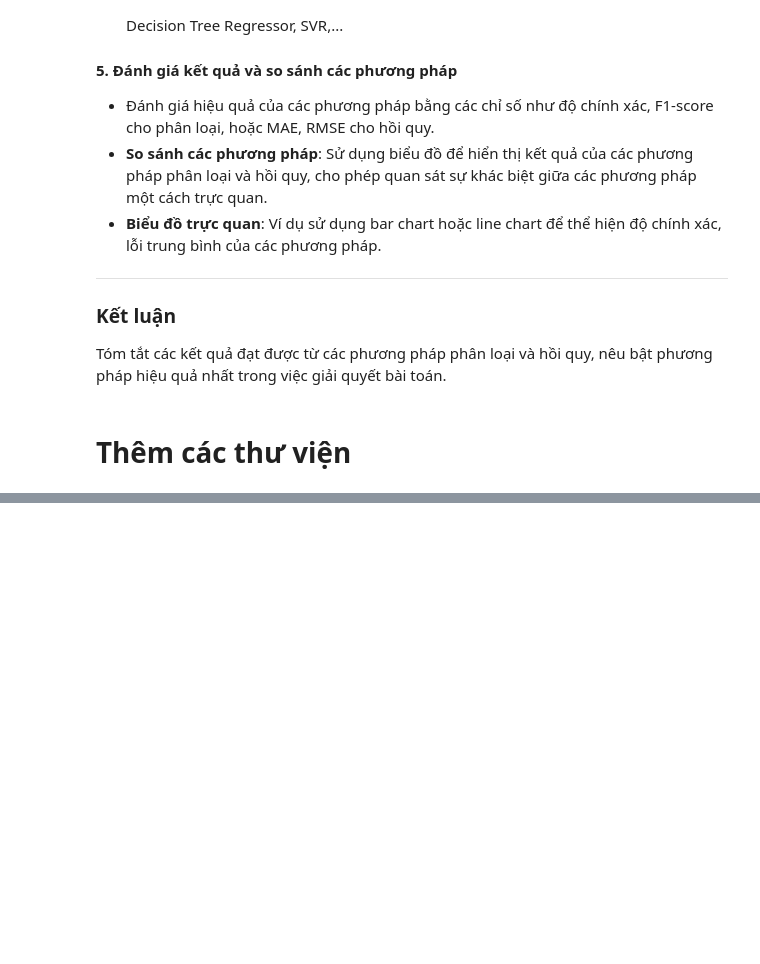
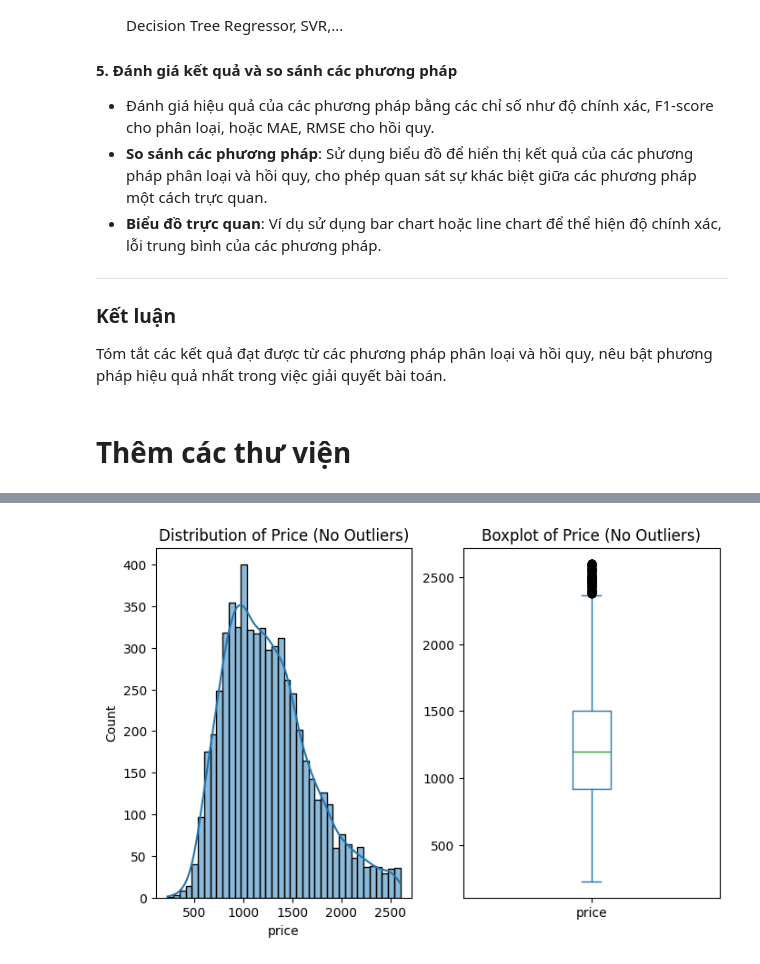
Before and after one commit to Chungg25/-Apartment-for-Rent-Classified, a Jupyter notebook: Apartment_for_Rent_Classified.ipynb, the cells around one changed output, grey strips where cells are left out. Drawn from its saved outputs; the diff is of its cells as text; code cells hidden in the pictures; blank space fills up the shorter version.

```diff
--- a/Apartment_for_Rent_Classified.ipynb
+++ b/Apartment_for_Rent_Classified.ipynb
@@ -188,0 +303,31 @@ Name: amenities, Length: 9791, dtype: int64
+# %%
+import numpy as np
+
+# Tính Q1, Q3 và IQR cho cột price
+Q1 = rental["price"].quantile(0.25)
+Q3 = rental["price"].quantile(0.75)
+IQR = Q3 - Q1
+
+# Xác định giới hạn dưới và trên để xác định ngoại lệ
+lower_bound = Q1 - 1.5 * IQR
+upper_bound = Q3 + 1.5 * IQR
+
+# Lọc các giá trị không nằm trong khoảng ngoại lệ
+rental = rental[(rental["price"] >= lower_bound) & (rental["price"] <= upper_bound)]
+
+# Kiểm tra lại phân phối sau khi loại bỏ ngoại lệ
+plt.figure(figsize=(16, 5))
+
+# Biểu đồ phân phối mới
+plt.subplot(121)
+sns.histplot(rental["price"], kde=True)
+plt.title("Distribution of Price (No Outliers)")
+
+# Boxplot mới
+plt.subplot(122)
+rental["price"].plot.box(figsize=(8, 5))
+plt.title("Boxplot of Price (No Outliers)")
+
+plt.show()
+# %% [output]
+[figure, added]
```
Also changed, not shown: parts of 71 cells of this notebook, 1 other file.
